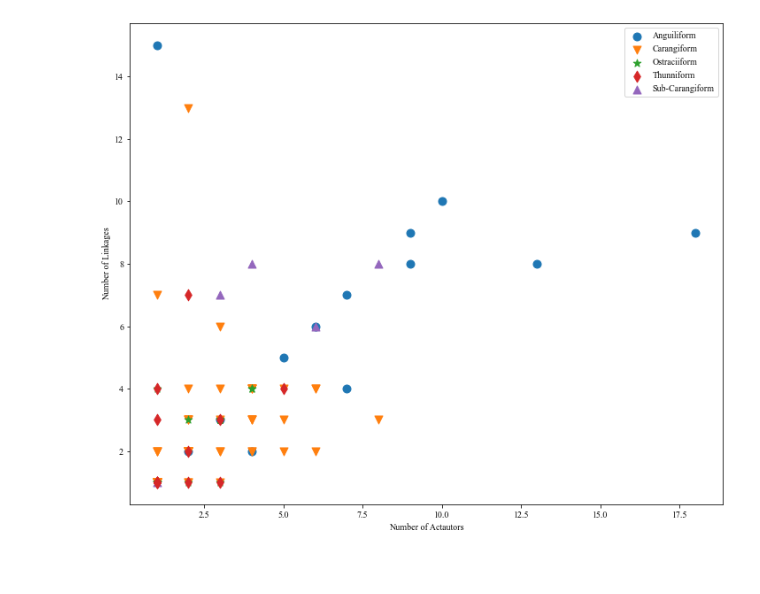
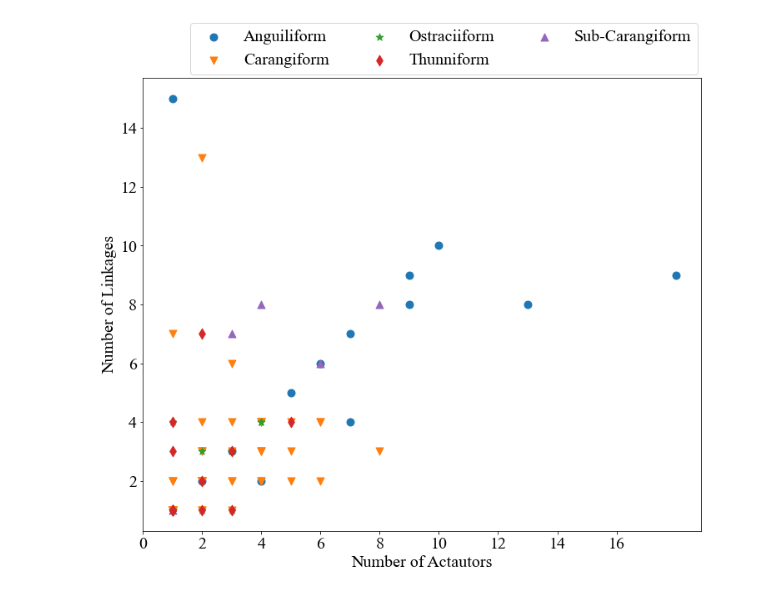
Before and after one commit to michaelcoe/Cost-of-Transport-Estimation, a Jupyter notebook: linkage_study/linkage_plots.ipynb, the cells around one changed output. Saved outputs shown, nothing was run; the diff lists cells and outputs as text; code cells hidden in the pictures; blank space fills up the shorter version.

Commit message:
changed font size

```diff
--- a/linkage_study/linkage_plots.ipynb
+++ b/linkage_study/linkage_plots.ipynb
@@ -10,7 +10,7 @@ import cotEstimators as ce
 from pathlib import Path
 
 # Global plot parameters
-plt.rcParams.update({'font.size':40, 'lines.markersize':9})
+plt.rcParams.update({'font.size':20, 'lines.markersize':9})
 plt.rcParams.update({'mathtext.fontset':'cm'})
 plt.rcParams.update({'font.family':'Times New Roman'})
 # %%
@@ -53,6 +53,7 @@ bcf_dfs = [bcf_cot[bcf_cot['Locomotion']==mode] for mode in bcf_modes]
 mpf_dfs = [mpf_cot[mpf_cot['Locomotion']==mode] for mode in mpf_modes]
 lift_dfs = [lift_cot[lift_cot['Locomotion']==mode] for mode in lift_modes]
 # %%
+plt.rcParams.update({'font.size':20, 'lines.markersize':9})
 fit_method = 'least_squares'
 
 markers = ['o', 'v', '*', '^', 'd']
@@ -99,6 +100,8 @@ sheets = xlsx.sheet_names
 
 linkage_dfs = [pd.read_excel(xlsx, sheet_name=sheet) for sheet in sheets]
 # %%
+plt.rcParams.update({'font.size':20, 'lines.markersize':9})
+
 fig3, ax3 = plt.subplots(figsize=(12,10), facecolor='w')
 fig4, ax4 = plt.subplots(figsize=(12,10), facecolor='w')
 
@@ -271,35 +274,37 @@ bcf_dfs = [bcf_cot[bcf_cot['Locomotion']==mode] for mode in bcf_modes]
 mpf_dfs = [mpf_cot[mpf_cot['Locomotion']==mode] for mode in mpf_modes]
 lift_dfs = [lift_cot[lift_cot['Locomotion']==mode] for mode in lift_modes]
 # %%
+
 fit_method = 'least_squares'
 
 markers = ['o', 'v', '*', '^', 'd']
 colors = ['tab:blue', 'tab:orange', 'tab:green', 'tab:purple', 'tab:red']
 
 # plot COT and Number of actuators
 fig7, ax7 = plt.subplots(figsize=(12,10), facecolor='w')
 
 #axins = ax7.inset_axes([0.1, 0.5, 0.47, 0.47])
 
 for i, mode in enumerate(bcf_modes):
     ax7.scatter(bcf_dfs[i]['No Actuators'], bcf_dfs[i]['No Linkages'], marker=markers[i], color=colors[i], label=mode)
     #axins.scatter(bcf_dfs[i]['No Actuators'], bcf_dfs[i]['No Linkages'], marker=markers[i], s=marker_size, color=colors[i], label=mode)
 
 
 order = [0, 1, 2, 4, 3]
 handles, labels = ax7.get_legend_handles_labels()
+ax7.set_xticks(np.arange(0, 20, 2))
 ax7.set_xlabel('Number of Actautors')
 ax7.set_ylabel('Number of Linkages')
-ax7.legend(handles=[handles[idx] for idx in order], labels=[labels[idx] for idx in order])
+ax7.legend(loc=1, ncol=3, handles=[handles[idx] for idx in order], labels=[labels[idx] for idx in order], bbox_to_anchor=(1.01,1.14))
 
 #ax7.indicate_inset_zoom(axins, edgecolor="black")
 
 #axins.set_ylim([0, 10])
 #axins.set_xlim([0, 10])
 
 fig7.savefig('uuv_actuators_linkages.pdf', facecolor='w', dpi=300, bbox_inches='tight')
 # %% [output]
-[figure, old version]
+[figure, new version]
 # %%
 data_path = Path(dataBase_path, dataBase_file)
 convDF = pd.read_excel(data_path, sheet_name = 'Propeller')
```
Also changed, not shown: parts of 4 cells of this notebook, 8 other files.
